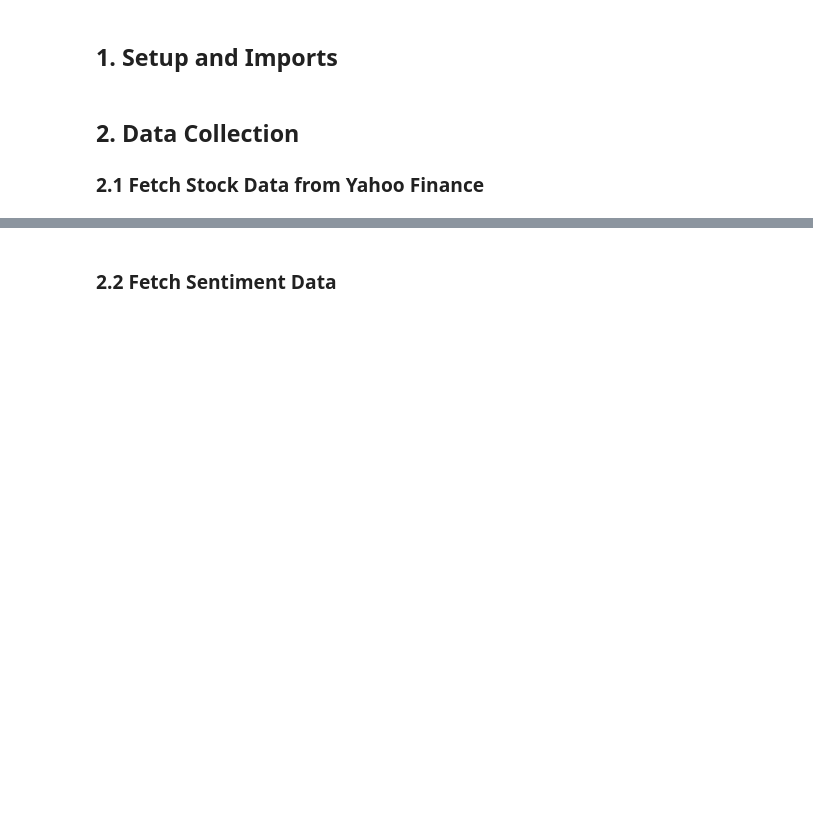
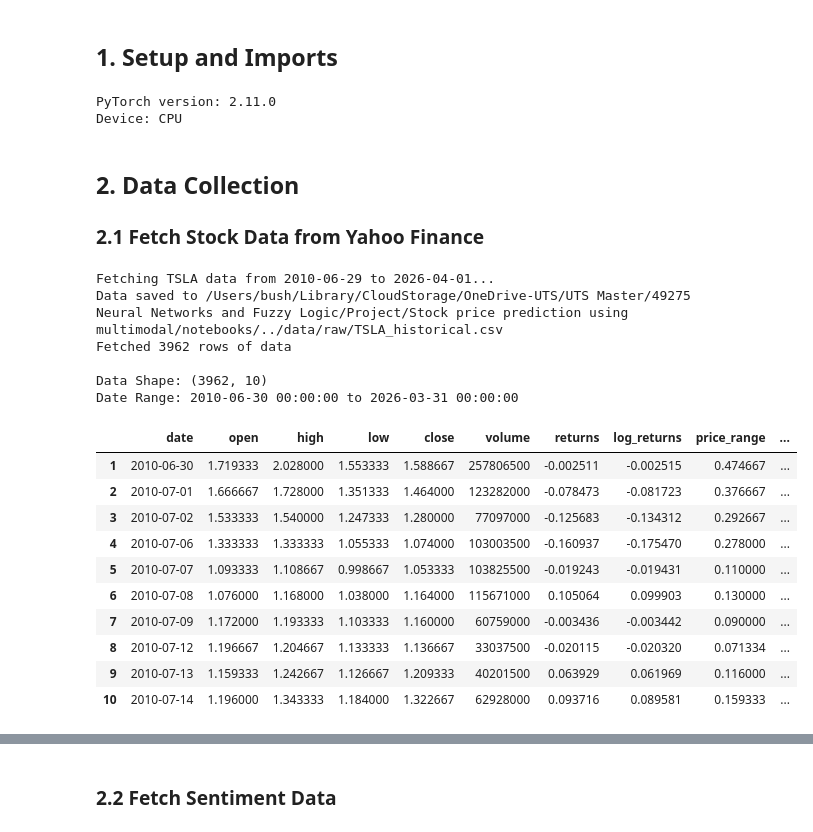
Before and after one commit to BushMar12/Tesla-stock-price-prediction-using-Multimodal, a Jupyter notebook: notebooks/exploration.ipynb, the cells around one changed output, grey strips where cells are left out. Cells and saved outputs as stored; diff of their text form; code cells hidden in the pictures; blank space fills up the shorter version.

```diff
--- a/notebooks/exploration.ipynb
+++ b/notebooks/exploration.ipynb
@@ -54,8 +54,23 @@ warnings.filterwarnings('ignore')
 plt.style.use('seaborn-v0_8-whitegrid')
 pd.set_option('display.max_columns', None)
 
+# Setup device for Mac GPU (MPS) support
+if torch.cuda.is_available():
+    device = torch.device('cuda')
+    device_name = 'CUDA'
+elif torch.backends.mps.is_available():
+    device = torch.device('mps')
+    device_name = 'MPS (Apple Silicon GPU)'
+else:
+    device = torch.device('cpu')
+    device_name = 'CPU'
+
 print(f"PyTorch version: {torch.__version__}")
-print(f"Device: {'CUDA' if torch.cuda.is_available() else 'CPU'}")
+print(f"Device: {device_name}")
+print(f"Using: {device}")
+# %% [output]
+PyTorch version: 2.11.0
+Device: CPU
 # %% [markdown]
 ## 2. Data Collection
 
@@ -63,15 +78,33 @@ print(f"Device: {'CUDA' if torch.cuda.is_available() else 'CPU'}")
 # %%
 # Fetch Tesla stock data
 stock_df = fetch_stock_data(
     symbol='TSLA',
-    start_date='2020-01-01',
+    start_date='2010-06-29',
     end_date=None,  # Today
     save=True
 )
 
 print(f"\nData Shape: {stock_df.shape}")
 print(f"Date Range: {stock_df['date'].min()} to {stock_df['date'].max()}")
 stock_df.head(10)
+# %% [output]
+Fetching TSLA data from 2010-06-29 to 2026-04-01...
+Data saved to /Users/bush/Library/CloudStorage/OneDrive-UTS/UTS Master/49275 Neural Networks and Fuzzy Logic/Project/Stock price prediction using multimodal/notebooks/../data/raw/TSLA_historical.csv
+Fetched 3962 rows of data
+
+Data Shape: (3962, 10)
+Date Range: 2010-06-30 00:00:00 to 2026-03-31 00:00:00
+|  | date | open | high | low | close | volume | returns | log_returns | price_range | ... |
+| 1 | 2010-06-30 | 1.719333 | 2.028000 | 1.553333 | 1.588667 | 257806500 | -0.002511 | -0.002515 | 0.474667 | ... |
+| 2 | 2010-07-01 | 1.666667 | 1.728000 | 1.351333 | 1.464000 | 123282000 | -0.078473 | -0.081723 | 0.376667 | ... |
+| 3 | 2010-07-02 | 1.533333 | 1.540000 | 1.247333 | 1.280000 | 77097000 | -0.125683 | -0.134312 | 0.292667 | ... |
+| 4 | 2010-07-06 | 1.333333 | 1.333333 | 1.055333 | 1.074000 | 103003500 | -0.160937 | -0.175470 | 0.278000 | ... |
+| 5 | 2010-07-07 | 1.093333 | 1.108667 | 0.998667 | 1.053333 | 103825500 | -0.019243 | -0.019431 | 0.110000 | ... |
+| 6 | 2010-07-08 | 1.076000 | 1.168000 | 1.038000 | 1.164000 | 115671000 | 0.105064 | 0.099903 | 0.130000 | ... |
+| 7 | 2010-07-09 | 1.172000 | 1.193333 | 1.103333 | 1.160000 | 60759000 | -0.003436 | -0.003442 | 0.090000 | ... |
+| 8 | 2010-07-12 | 1.196667 | 1.204667 | 1.133333 | 1.136667 | 33037500 | -0.020115 | -0.020320 | 0.071334 | ... |
+| 9 | 2010-07-13 | 1.159333 | 1.242667 | 1.126667 | 1.209333 | 40201500 | 0.063929 | 0.061969 | 0.116000 | ... |
+| 10 | 2010-07-14 | 1.196000 | 1.343333 | 1.184000 | 1.322667 | 62928000 | 0.093716 | 0.089581 | 0.159333 | ... |
 # %%
 # Basic statistics
 stock_df.describe()
```
Also changed, not shown: parts of 7 cells of this notebook, 10 other files.
